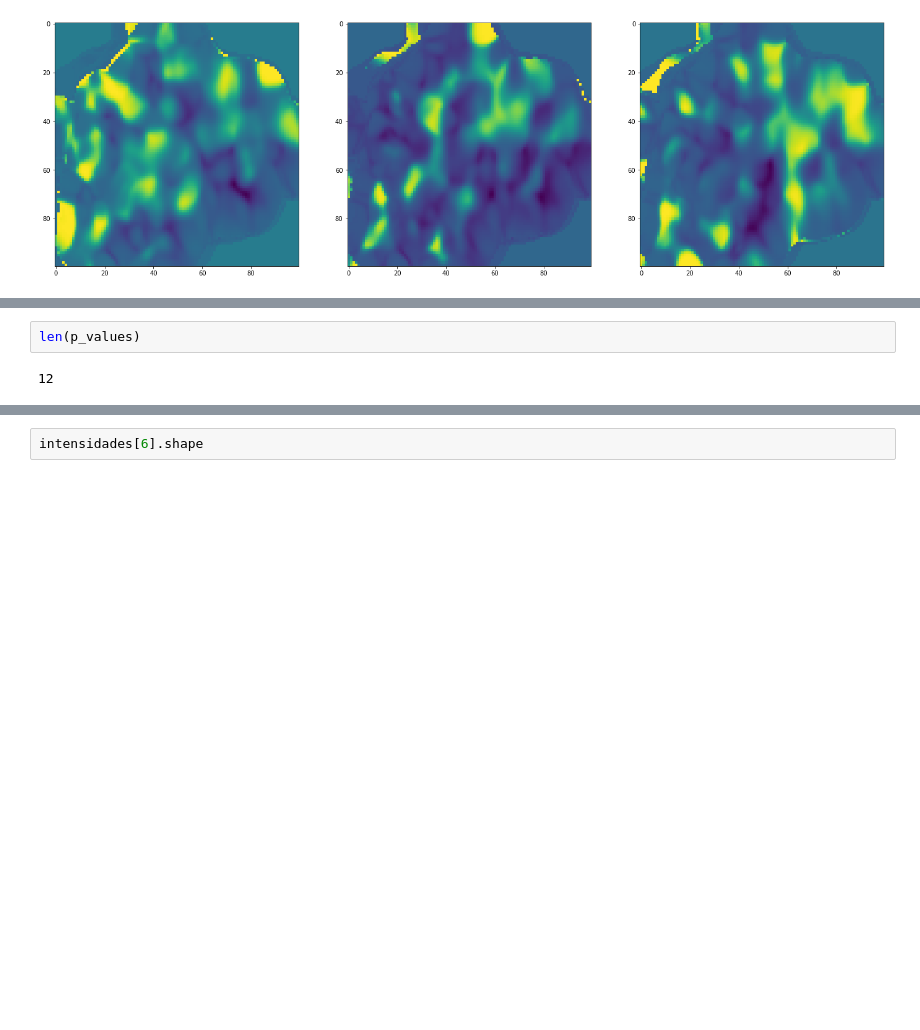
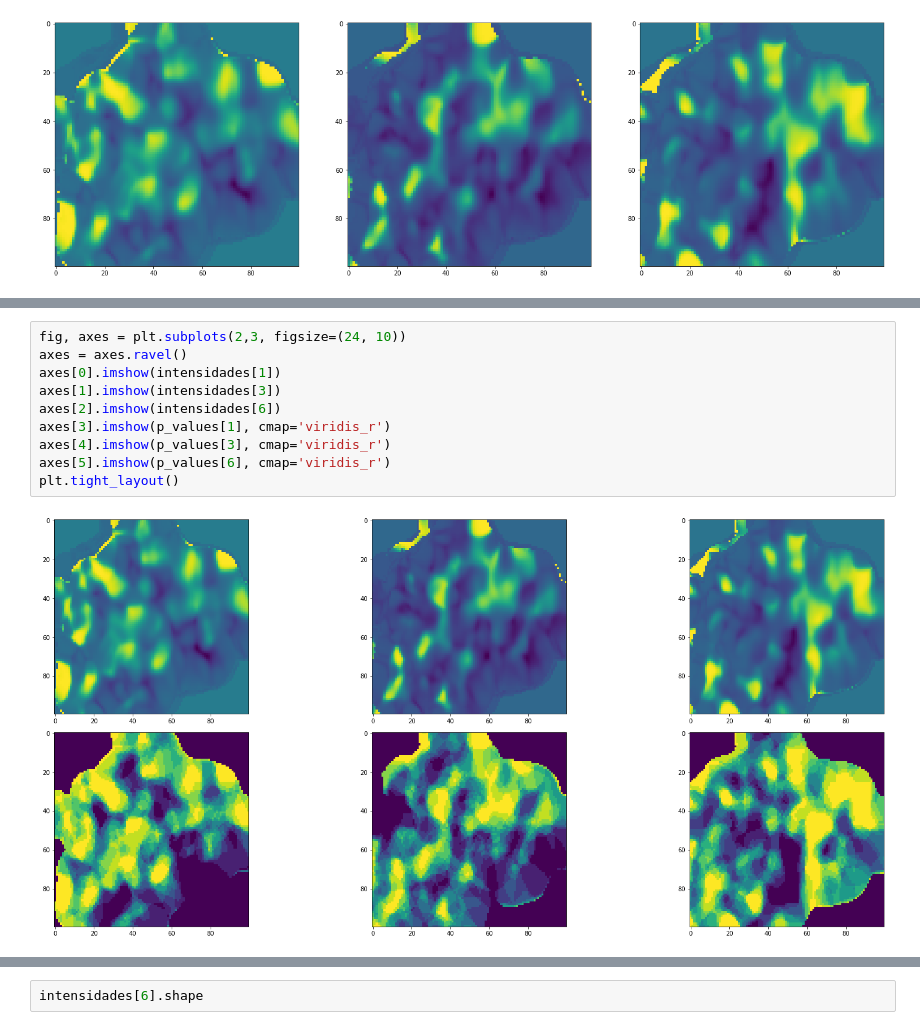
Before and after one commit to CentroGeo/criminologia_cdmx, a Jupyter notebook: Ejemplos/_Examinando_patrones_espaciotemporales.ipynb, the cells around one changed output, grey strips where cells are left out. Cells and saved outputs as stored; diff of their text form; blank space fills up the shorter version.

```diff
--- a/Ejemplos/_Examinando_patrones_espaciotemporales.ipynb
+++ b/Ejemplos/_Examinando_patrones_espaciotemporales.ipynb
@@ -87,5 +87,13 @@ ax3.imshow(p_values[6])
 # %%
-len(p_values)
+fig, axes = plt.subplots(2,3, figsize=(24, 10))
+axes = axes.ravel()
+axes[0].imshow(intensidades[1])
+axes[1].imshow(intensidades[3])
+axes[2].imshow(intensidades[6])
+axes[3].imshow(p_values[1], cmap='viridis_r')
+axes[4].imshow(p_values[3], cmap='viridis_r')
+axes[5].imshow(p_values[6], cmap='viridis_r')
+plt.tight_layout()
 # %% [output]
-12
+[figure, added]
 # %%
```
Also changed, not shown: parts of 4 cells of this notebook, 2 other files.
